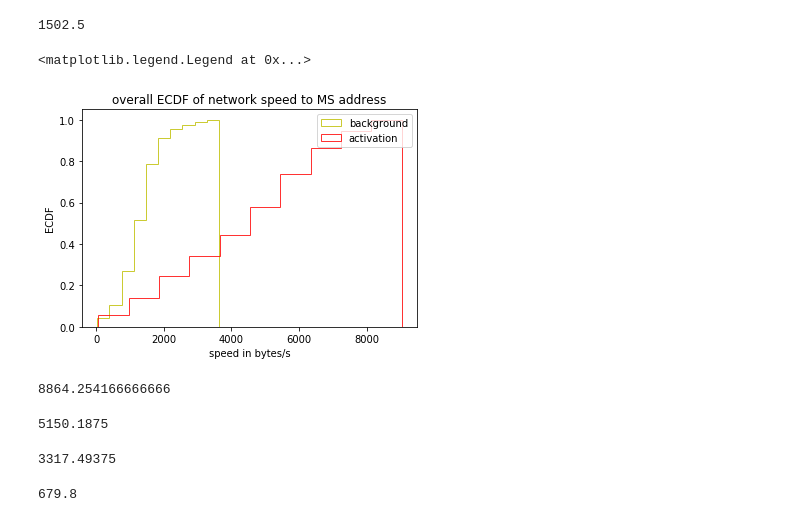
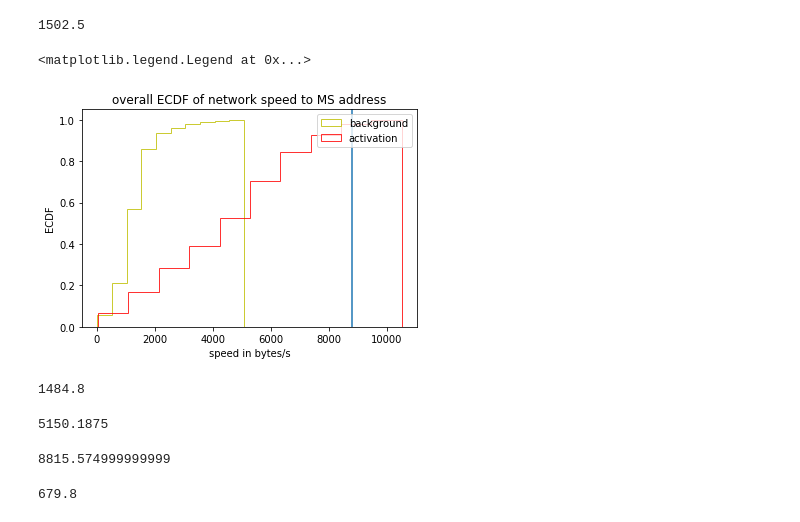
Before and after one commit to wnykuang/activation_detector, a Jupyter notebook: EDA_modeling_final1a.ipynb, the cells around one changed output. Cells and saved outputs as stored; diff of their text form; code cells hidden in the pictures.

```diff
--- a/EDA_modeling_final1a.ipynb
+++ b/EDA_modeling_final1a.ipynb
@@ -2934,32 +2934,33 @@ np.percentile(medians_speeds_activations, 10)
 filtered_medians_idle = np.asanyarray(all_medians_idles)
 filtered_medians_idle = filtered_medians_idle
 # %%
-temp = filtered_medians_idle[filtered_medians_idle < np.percentile(all_medians_idles, 95)]
-temp2 = medians_speeds_activations[medians_speeds_activations < np.percentile(medians_speeds_activations, 95)]
+temp = filtered_medians_idle[filtered_medians_idle < np.percentile(all_medians_idles, 97)]
+temp2 = medians_speeds_activations[medians_speeds_activations < np.percentile(medians_speeds_activations, 99)]
 plt.hist(temp, density=True, cumulative=True, label='background',
          histtype='step', alpha=0.8, color='y')
 plt.hist(temp2, density=True, cumulative=True, label='activation',
          histtype='step', alpha=0.8, color='r')
 
 plt.title("overall ECDF of network speed to MS address")
 plt.xlabel("speed in bytes/s")
 plt.ylabel("ECDF")
+plt.axvline(8815.574999999999)
 plt.legend()
 # %% [output]
 <matplotlib.legend.Legend at 0x...>
-[figure, old version]
+[figure, new version]
 # %%
-np.percentile(filtered_medians_idle, 99)
+np.percentile(filtered_medians_idle, 50)
 # %% [output]
-8864.254166666666
+1484.8
 # %%
 np.percentile(medians_speeds_activations, 50)
 # %% [output]
 5150.1875
 # %%
-(np.median(filtered_medians_idle) + np.percentile(medians_speeds_activations, 50))/2
+np.percentile(filtered_medians_idle, 50) - 2*(np.median(filtered_medians_idle) - np.percentile(medians_speeds_activations, 50))
 # %% [output]
-3317.49375
+8815.574999999999
 # %%
 np.percentile(medians_speeds_activations, 4)
 # %% [output]
```
Also changed, not shown: parts of 2 cells of this notebook.
